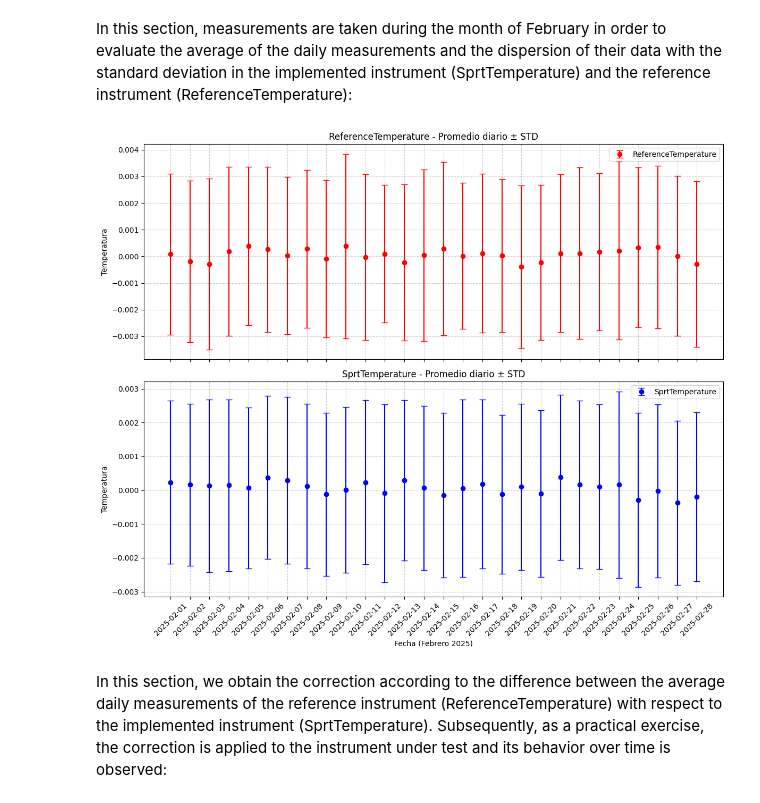
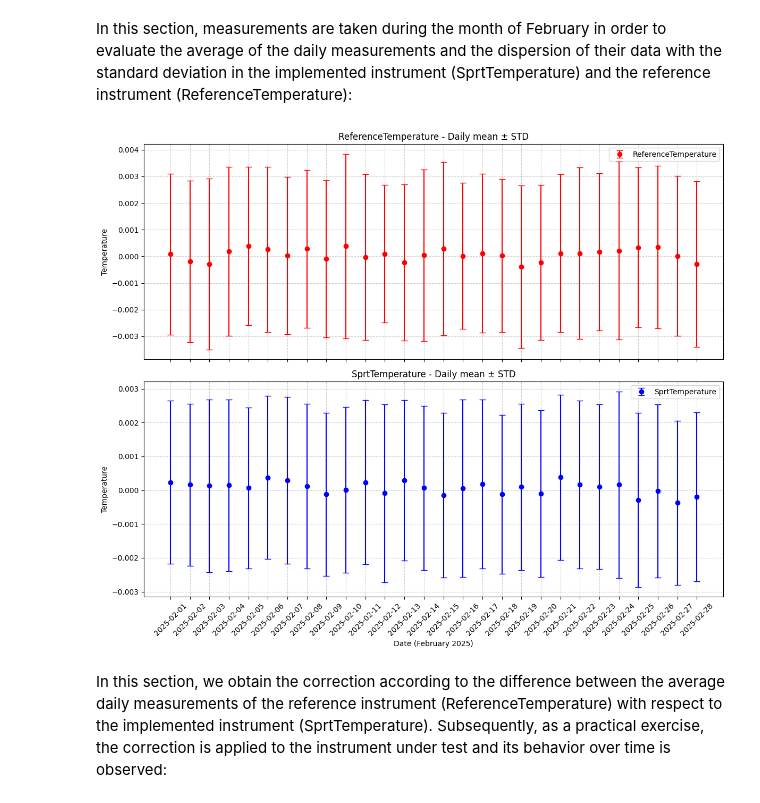
Before and after one commit to hernancardenasposada/MMPC14-1_SCIENTIFIC_PROGRAM, a Jupyter notebook: 1_First_lab.ipynb, the cells around one changed output. Cells and saved outputs as stored; diff of their text form; code cells hidden in the pictures.

```diff
--- a/1_First_lab.ipynb
+++ b/1_First_lab.ipynb
@@ -168,39 +169,39 @@ for i in range(1, 29):
     date = f"2025-02-{i:02d}"
     df_day = df[df["Date"] == date]
 
     if not df_day.empty:
         list_mean_tem_ref.append(df_day["ReferenceTemperature"].mean())
         list_std_tem_ref.append(df_day["ReferenceTemperature"].std())
         list_mean_tem_sprt.append(df_day["SprtTemperature"].mean())
         list_std_tem_sprt.append(df_day["SprtTemperature"].std())
         list_date.append(date)
 
 
 fig, axes = plt.subplots(2, 1, figsize=(12, 10), sharex=True)
 
 
 axes[0].errorbar(list_date, list_mean_tem_ref, yerr=list_std_tem_ref,
                  fmt='o', color="red", capsize=4, label="ReferenceTemperature")
-axes[0].set_ylabel("Temperatura")
-axes[0].set_title("ReferenceTemperature - Promedio diario ± STD")
+axes[0].set_ylabel("Temperature")
+axes[0].set_title("ReferenceTemperature - Daily mean ± STD")
 axes[0].grid(True, linestyle="--", alpha=0.6)
 axes[0].legend()
 
 
 axes[1].errorbar(list_date, list_mean_tem_sprt, yerr=list_std_tem_sprt,
                  fmt='o', color="blue", capsize=4, label="SprtTemperature")
-axes[1].set_xlabel("Fecha (Febrero 2025)")
-axes[1].set_ylabel("Temperatura")
-axes[1].set_title("SprtTemperature - Promedio diario ± STD")
+axes[1].set_xlabel("Date (February 2025)")
+axes[1].set_ylabel("Temperature")
+axes[1].set_title("SprtTemperature - Daily mean ± STD")
 axes[1].grid(True, linestyle="--", alpha=0.6)
 axes[1].legend()
 
 
 plt.xticks(rotation=45)
 plt.tight_layout()
 plt.show()
 # %% [output]
-[figure, old version]
+[figure, new version]
 # %% [markdown]
 In this section, we obtain the correction according to the difference between the average daily measurements of the reference instrument (ReferenceTemperature) with respect to the implemented instrument (SprtTemperature). Subsequently, as a practical exercise, the correction is applied to the instrument under test and its behavior over time is observed:
 # %%
```
Also changed, not shown: parts of 46 cells of this notebook.
